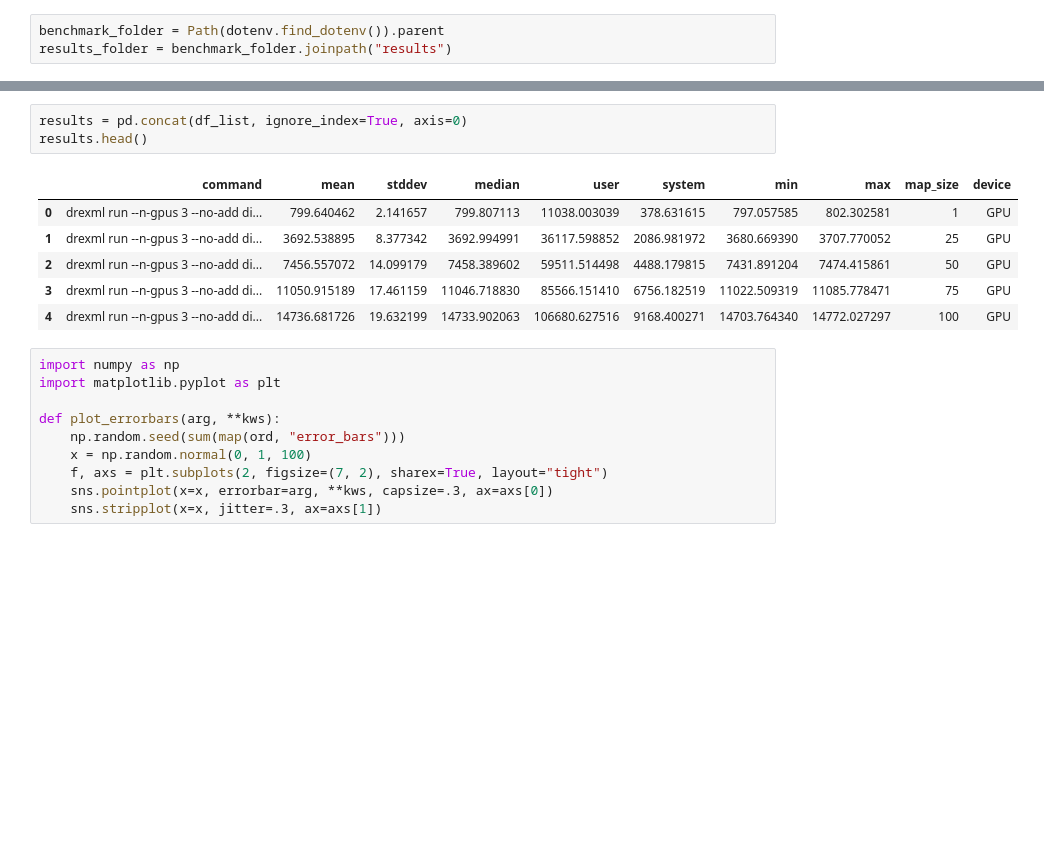
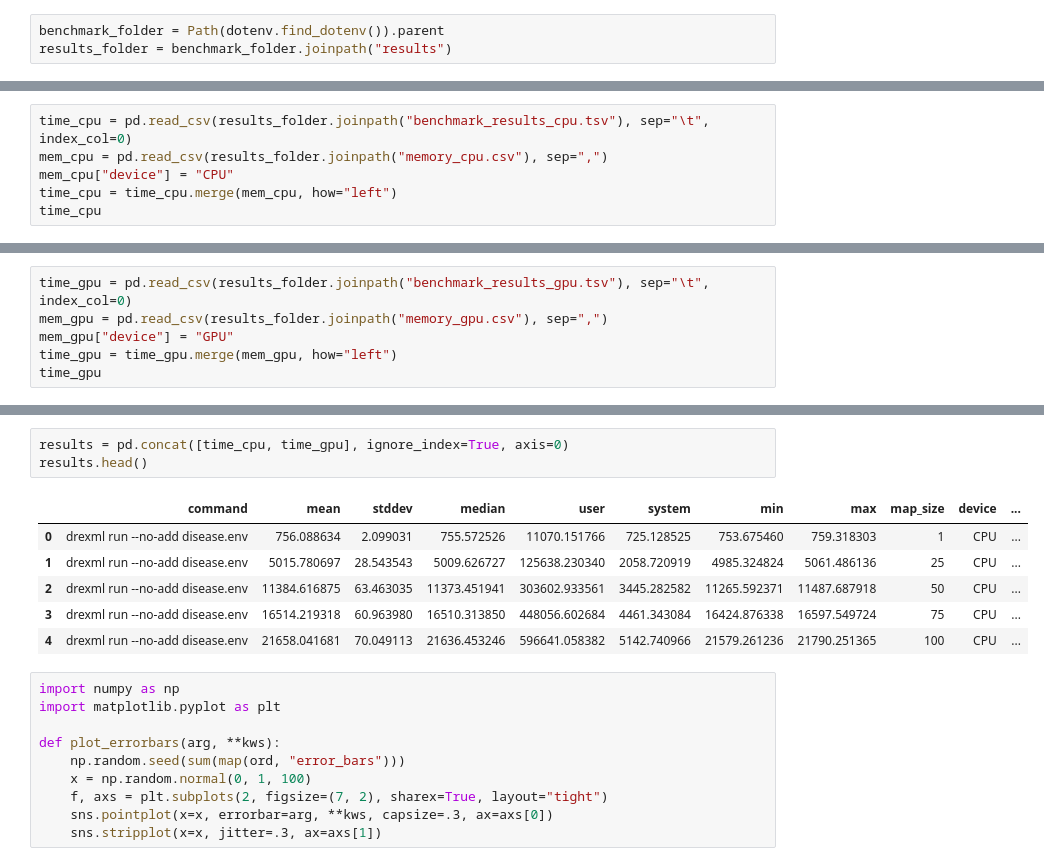
Before and after one commit to loucerac/drexml, a Jupyter notebook: examples/benchmark/05_analyze_results.ipynb, the cells around one changed output, grey strips where cells are left out. Cells and saved outputs as stored; diff of their text form; blank space fills up the shorter version.

```diff
--- a/examples/benchmark/05_analyze_results.ipynb
+++ b/examples/benchmark/05_analyze_results.ipynb
@@ -10,0 +9,6 @@ df_list = [pd.read_csv(csv, sep="\t", index_col=0) for csv in results_folder.glo
+# %%
+time_cpu = pd.read_csv(results_folder.joinpath("benchmark_results_cpu.tsv"), sep="\t", index_col=0)
+mem_cpu = pd.read_csv(results_folder.joinpath("memory_cpu.csv"), sep=",")
+mem_cpu["device"] = "CPU"
+time_cpu = time_cpu.merge(mem_cpu, how="left")
+time_cpu
@@ -10,0 +22,6 @@ df_list = [pd.read_csv(csv, sep="\t", index_col=0) for csv in results_folder.glo
+# %%
+time_gpu = pd.read_csv(results_folder.joinpath("benchmark_results_gpu.tsv"), sep="\t", index_col=0)
+mem_gpu = pd.read_csv(results_folder.joinpath("memory_gpu.csv"), sep=",")
+mem_gpu["device"] = "GPU"
+time_gpu = time_gpu.merge(mem_gpu, how="left")
+time_gpu
@@ -11,13 +35,13 @@ df_list = [pd.read_csv(csv, sep="\t", index_col=0) for csv in results_folder.glo
 # %%
-results = pd.concat(df_list, ignore_index=True, axis=0)
+results = pd.concat([time_cpu, time_gpu], ignore_index=True, axis=0)
 results.head()
 # %% [output]
-|  | command | mean | stddev | median | user | system | min | max | map_size | device |
-| 0 | drexml run --n-gpus 3 --no-add di... | 799.640462 | 2.141657 | 799.807113 | 11038.003039 | 378.631615 | 797.057585 | 802.302581 | 1 | GPU |
-| 1 | drexml run --n-gpus 3 --no-add di... | 3692.538895 | 8.377342 | 3692.994991 | 36117.598852 | 2086.981972 | 3680.669390 | 3707.770052 | 25 | GPU |
-| 2 | drexml run --n-gpus 3 --no-add di... | 7456.557072 | 14.099179 | 7458.389602 | 59511.514498 | 4488.179815 | 7431.891204 | 7474.415861 | 50 | GPU |
-| 3 | drexml run --n-gpus 3 --no-add di... | 11050.915189 | 17.461159 | 11046.718830 | 85566.151410 | 6756.182519 | 11022.509319 | 11085.778471 | 75 | GPU |
-| 4 | drexml run --n-gpus 3 --no-add di... | 14736.681726 | 19.632199 | 14733.902063 | 106680.627516 | 9168.400271 | 14703.764340 | 14772.027297 | 100 | GPU |
+|  | command | mean | stddev | median | user | system | min | max | map_size | device | ... |
+| 0 | drexml run --no-add disease.env | 756.088634 | 2.099031 | 755.572526 | 11070.151766 | 725.128525 | 753.675460 | 759.318303 | 1 | CPU | ... |
+| 1 | drexml run --no-add disease.env | 5015.780697 | 28.543543 | 5009.626727 | 125638.230340 | 2058.720919 | 4985.324824 | 5061.486136 | 25 | CPU | ... |
+| 2 | drexml run --no-add disease.env | 11384.616875 | 63.463035 | 11373.451941 | 303602.933561 | 3445.282582 | 11265.592371 | 11487.687918 | 50 | CPU | ... |
+| 3 | drexml run --no-add disease.env | 16514.219318 | 60.963980 | 16510.313850 | 448056.602684 | 4461.343084 | 16424.876338 | 16597.549724 | 75 | CPU | ... |
+| 4 | drexml run --no-add disease.env | 21658.041681 | 70.049113 | 21636.453246 | 596641.058382 | 5142.740966 | 21579.261236 | 21790.251365 | 100 | CPU | ... |
 # %%
 import numpy as np
 import matplotlib.pyplot as plt
```
Also changed, not shown: parts of 9 cells of this notebook, 3 other files.
